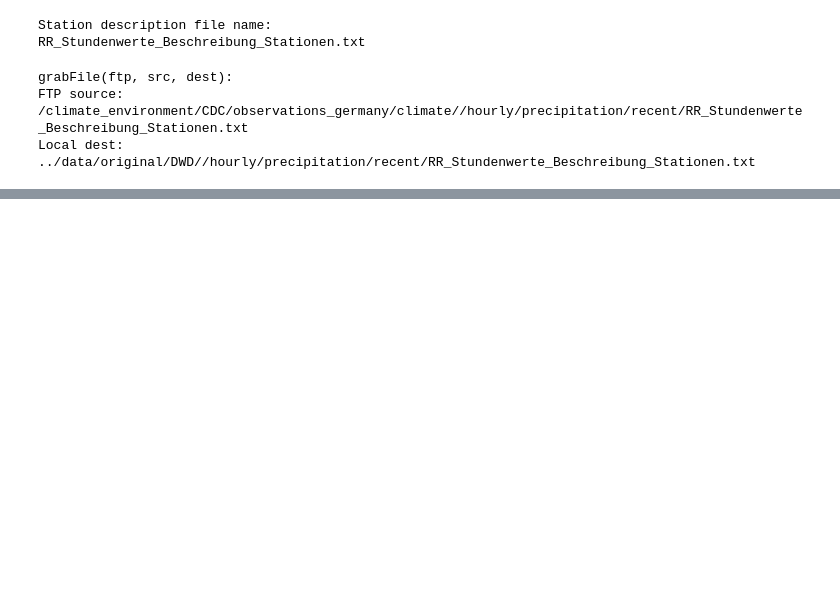
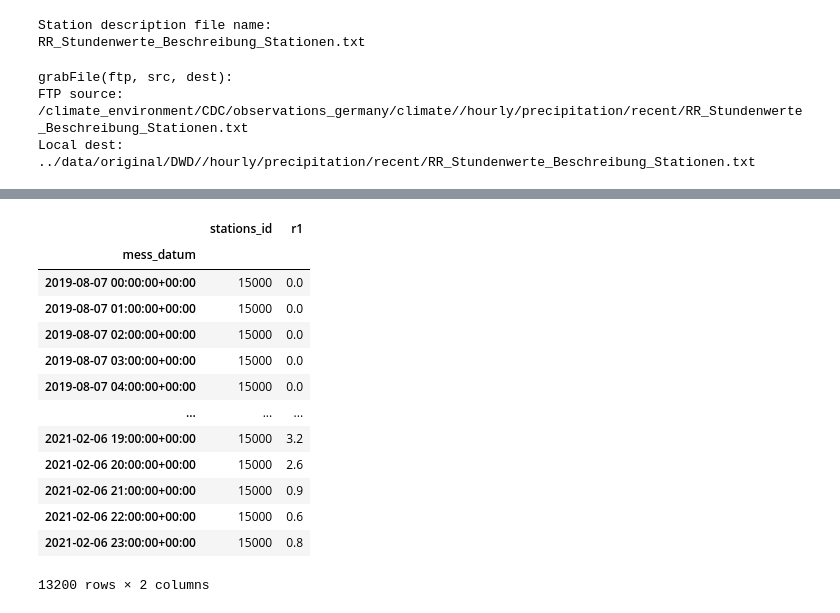
Before and after one commit to rolfbecker/opengeo, a Jupyter notebook: geo0930_PostgreSQL_Insert_DWD_Prec_TS/geo0930_DWD_Stations_and_TS_V001.ipynb, the cells around one changed output, grey strips where cells are left out. Saved outputs shown, nothing was run; the diff lists cells and outputs as text; code cells hidden in the pictures; blank space fills up the shorter version.

```diff
--- a/geo0930_PostgreSQL_Insert_DWD_Prec_TS/geo0930_DWD_Stations_and_TS_V001.ipynb
+++ b/geo0930_PostgreSQL_Insert_DWD_Prec_TS/geo0930_DWD_Stations_and_TS_V001.ipynb
@@ -336,0 +338,23 @@ from zipfile import ZipFile
+# %%
+
+csvfname = "prec_ts_appended_3_cols.csv"
+
+for elt in local_zip_list:
+    ffname = local_ftp_ts_dir + elt
+    print("Zip archive: " + ffname)
+    with ZipFile(ffname) as myzip:
+        # read the time series data from the file starting with "produkt"
+        prodfilename = [elt for elt in myzip.namelist() if elt.split("_")[0]=="produkt"][0]
+        print("Extract product file: %s" % prodfilename)
+        print()
+        with myzip.open(prodfilename) as myfile:
+            dftmp = prec_ts_to_df(myfile)[["stations_id","r1"]]
+            # df.rename(columns={'oldName1': 'newName1', 'oldName2': 'newName2'}, inplace=True)
+            dftmp.rename(columns={'stations_id': 'station_id', 'r1': 'val', 'mess_datum': 'ts'}, inplace = True)
+            dftmp.rename_axis('ts', inplace = True)
+            # dftmp.to_csv(f, header=f.tell()==0)
+            if (first):
+                first = False
+                dftmp.to_csv(csvfname, mode = "w", header = True)
+            else:
+                dftmp.to_csv(csvfname, mode = "a", header = False)
@@ -336,0 +379,17 @@ from zipfile import ZipFile
+# %%
+dftmp
+# %% [output]
+|  | stations_id | r1 |
+| mess_datum |  |  |
+| 2019-08-07 00:00:00+00:00 | 15000 | 0.0 |
+| 2019-08-07 01:00:00+00:00 | 15000 | 0.0 |
+| 2019-08-07 02:00:00+00:00 | 15000 | 0.0 |
+| 2019-08-07 03:00:00+00:00 | 15000 | 0.0 |
+| 2019-08-07 04:00:00+00:00 | 15000 | 0.0 |
+| ... | ... | ... |
+| 2021-02-06 19:00:00+00:00 | 15000 | 3.2 |
+| 2021-02-06 20:00:00+00:00 | 15000 | 2.6 |
+| 2021-02-06 21:00:00+00:00 | 15000 | 0.9 |
+| 2021-02-06 22:00:00+00:00 | 15000 | 0.6 |
+| 2021-02-06 23:00:00+00:00 | 15000 | 0.8 |
+13200 rows × 2 columns
```
Also changed, not shown: parts of 48 cells of this notebook, 12 other files.
